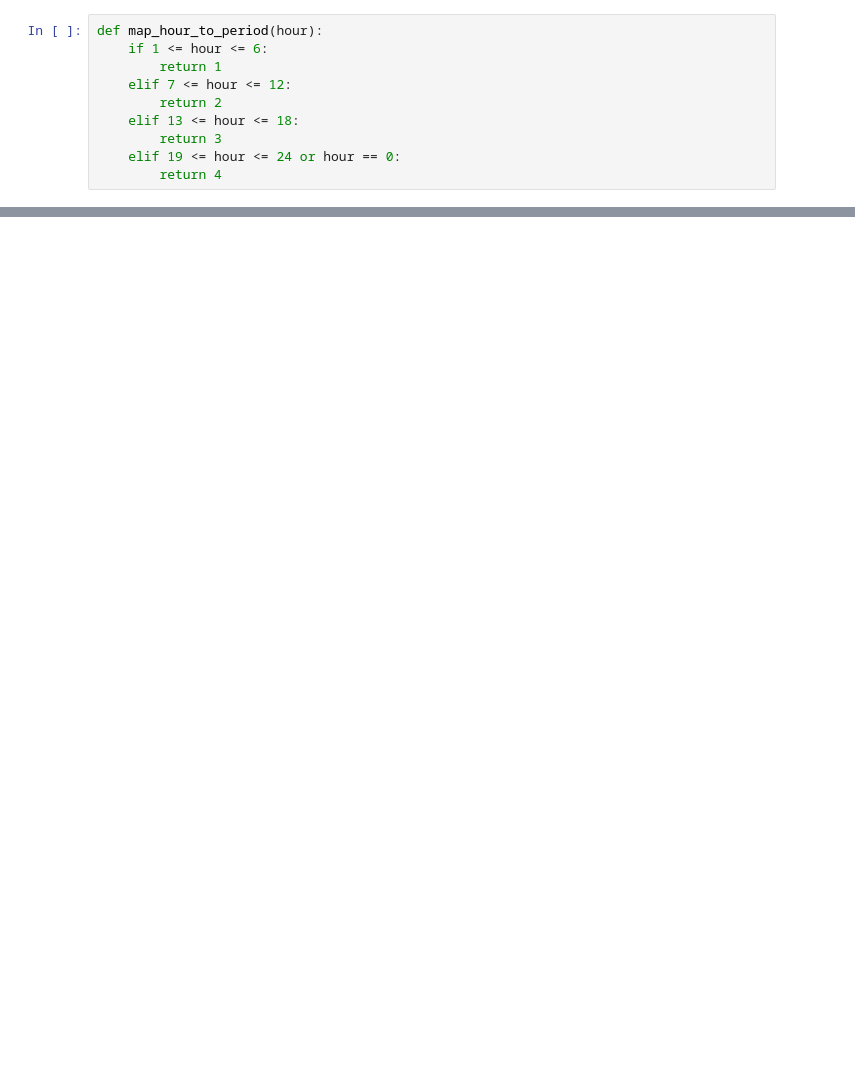
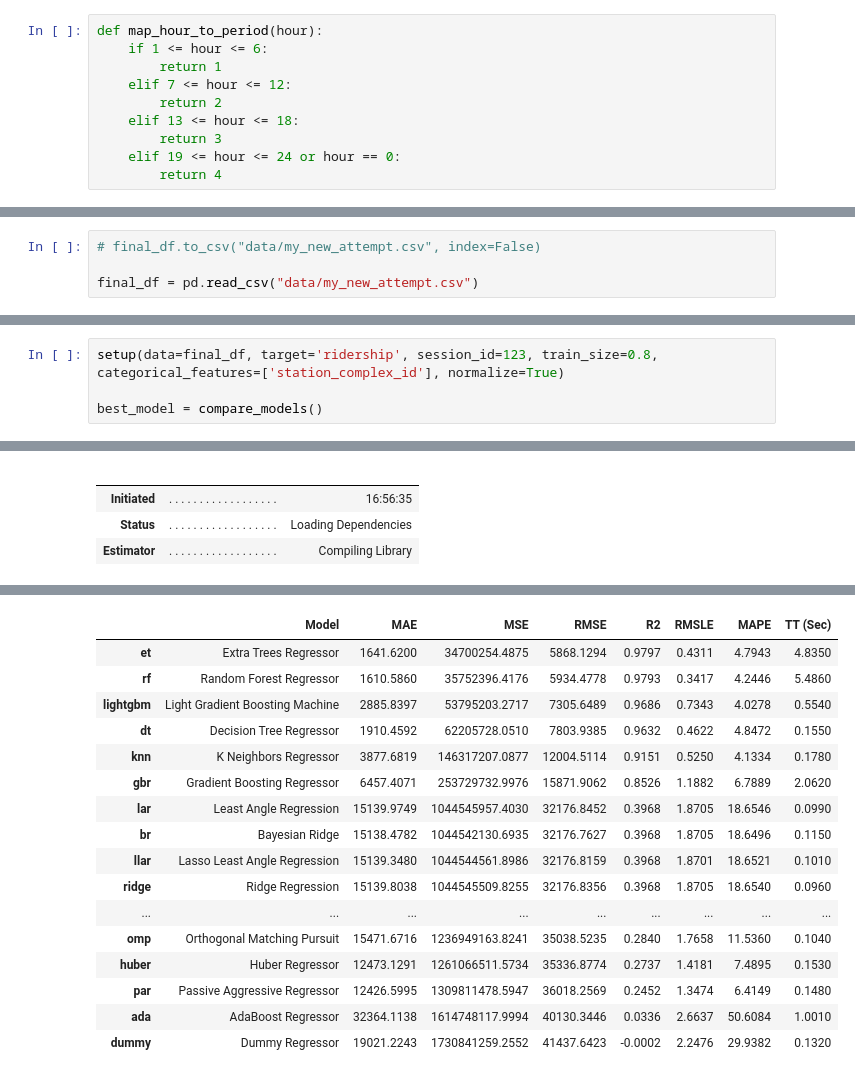
Before and after one commit to IsraP/IP-TCC, a Jupyter notebook: TCC 2.0.ipynb, the cells around one changed output, grey strips where cells are left out. Drawn from its saved outputs; the diff is of its cells as text; blank space fills up the shorter version.

```diff
--- a/TCC 2.0.ipynb
+++ b/TCC 2.0.ipynb
@@ -65,0 +537,4 @@ df.to_csv(output_csv_path, index=False)
+# %%
+# final_df.to_csv("data/my_new_attempt.csv", index=False)
+
+final_df = pd.read_csv("data/my_new_attempt.csv")
@@ -65,0 +553,5 @@ df.to_csv(output_csv_path, index=False)
+# %%
+setup(data=final_df, target='ridership', session_id=123, train_size=0.8, categorical_features=['station_complex_id'], normalize=True)
+
+best_model = compare_models()
+# %% [output]
@@ -65,0 +575,5 @@ df.to_csv(output_csv_path, index=False)
+|  |  |  |
+|  |  |  |
+| Initiated | . . . . . . . . . . . . . . . . . . | 16:56:35 |
+| Status | . . . . . . . . . . . . . . . . . . | Loading Dependencies |
+| Estimator | . . . . . . . . . . . . . . . . . . | Compiling Library |
@@ -65,0 +581,17 @@ df.to_csv(output_csv_path, index=False)
+|  | Model | MAE | MSE | RMSE | R2 | RMSLE | MAPE | TT (Sec) |
+| et | Extra Trees Regressor | 1641.6200 | 34700254.4875 | 5868.1294 | 0.9797 | 0.4311 | 4.7943 | 4.8350 |
+| rf | Random Forest Regressor | 1610.5860 | 35752396.4176 | 5934.4778 | 0.9793 | 0.3417 | 4.2446 | 5.4860 |
+| lightgbm | Light Gradient Boosting Machine | 2885.8397 | 53795203.2717 | 7305.6489 | 0.9686 | 0.7343 | 4.0278 | 0.5540 |
+| dt | Decision Tree Regressor | 1910.4592 | 62205728.0510 | 7803.9385 | 0.9632 | 0.4622 | 4.8472 | 0.1550 |
+| knn | K Neighbors Regressor | 3877.6819 | 146317207.0877 | 12004.5114 | 0.9151 | 0.5250 | 4.1334 | 0.1780 |
+| gbr | Gradient Boosting Regressor | 6457.4071 | 253729732.9976 | 15871.9062 | 0.8526 | 1.1882 | 6.7889 | 2.0620 |
+| lar | Least Angle Regression | 15139.9749 | 1044545957.4030 | 32176.8452 | 0.3968 | 1.8705 | 18.6546 | 0.0990 |
+| br | Bayesian Ridge | 15138.4782 | 1044542130.6935 | 32176.7627 | 0.3968 | 1.8705 | 18.6496 | 0.1150 |
+| llar | Lasso Least Angle Regression | 15139.3480 | 1044544561.8986 | 32176.8159 | 0.3968 | 1.8701 | 18.6521 | 0.1010 |
+| ridge | Ridge Regression | 15139.8038 | 1044545509.8255 | 32176.8356 | 0.3968 | 1.8705 | 18.6540 | 0.0960 |
+| ... | ... | ... | ... | ... | ... | ... | ... | ... |
+| omp | Orthogonal Matching Pursuit | 15471.6716 | 1236949163.8241 | 35038.5235 | 0.2840 | 1.7658 | 11.5360 | 0.1040 |
+| huber | Huber Regressor | 12473.1291 | 1261066511.5734 | 35336.8774 | 0.2737 | 1.4181 | 7.4895 | 0.1530 |
+| par | Passive Aggressive Regressor | 12426.5995 | 1309811478.5947 | 36018.2569 | 0.2452 | 1.3474 | 6.4149 | 0.1480 |
+| ada | AdaBoost Regressor | 32364.1138 | 1614748117.9994 | 40130.3446 | 0.0336 | 2.6637 | 50.6084 | 1.0010 |
+| dummy | Dummy Regressor | 19021.2243 | 1730841259.2552 | 41437.6423 | -0.0002 | 2.2476 | 29.9382 | 0.1320 |
```
Also changed, not shown: parts of 62 cells of this notebook, 5 other files.
